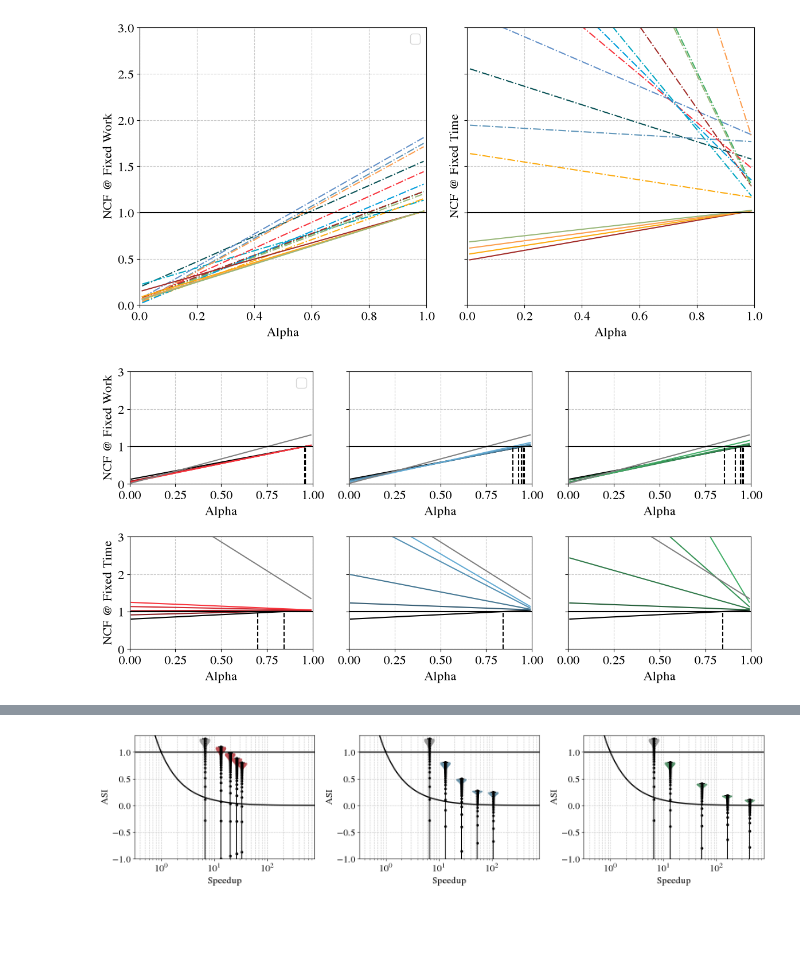
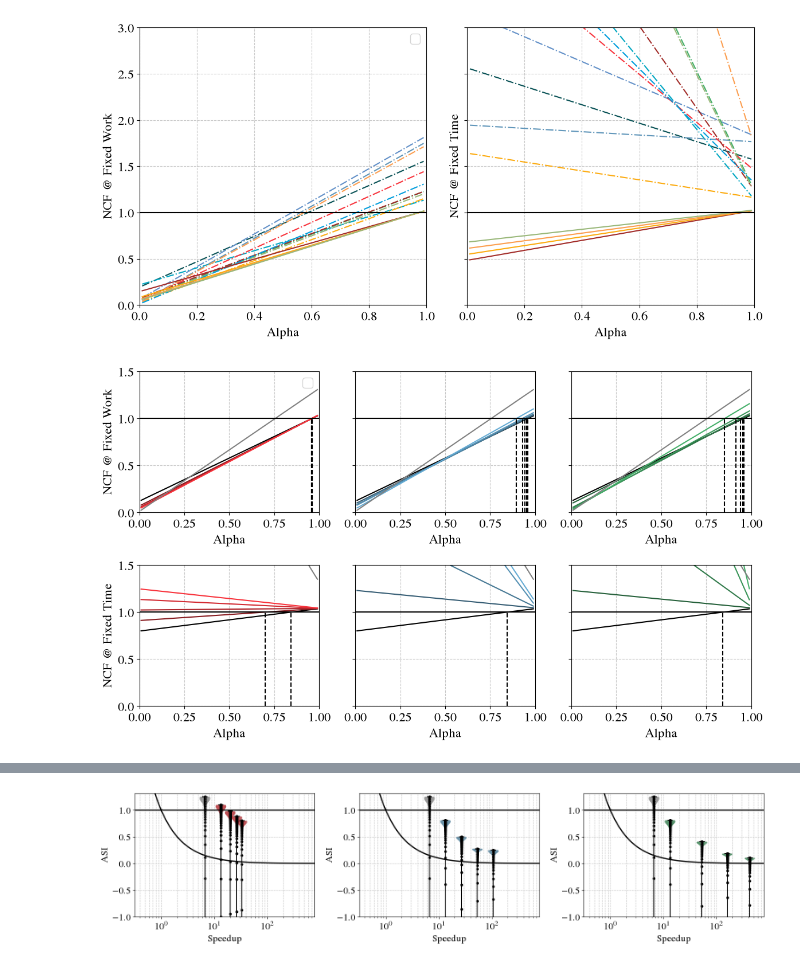
Before and after one commit to PolMaistriaux/IoT_Node_Modeling, a Jupyter notebook: Test_new_applications/Notebook_ASI_Framework.ipynb, the cells around one changed output, grey strips where cells are left out. Drawn from its saved outputs; the diff is of its cells as text; code cells hidden in the pictures; blank space fills up the shorter version.

```diff
--- a/Test_new_applications/Notebook_ASI_Framework.ipynb
+++ b/Test_new_applications/Notebook_ASI_Framework.ipynb
@@ -516,7 +505,7 @@ plot_soa = 1
 plot_our = 0
 
 # Plot the operation footprint vs FFT throughput
-fig, ax = plt.subplots(2,3,figsize=(12, 6), sharey='row', squeeze=False)
+fig, ax = plt.subplots(2,3,figsize=(12, 7), sharey='row', squeeze=False)
 
 for k in range(3):
     ax[0,k].set_xlabel('ALpha')
@@ -542,33 +531,33 @@ for k in range(3):
 
         if plot_soa:
             if soa_only_last_one :
                 p = ax[0,k].plot(alpha_studied,   soa_ncf_res[:,a,-1,0],   color = 'gray', linestyle ='-')
                 p = ax[1,k].plot(alpha_studied,   soa_ncf_res[:,a,-1,1],   color = 'gray', linestyle ='-')
             else:
                 for i in range(soa_area_ratio.shape[0]):
                     p = ax[0,k].plot(alpha_studied,   soa_ncf_res[:,a,i,0],   color = listColor[i] , linestyle ='-.')
                     p = ax[1,k].plot(alpha_studied,   soa_ncf_res[:,a,i,1],   color = listColor[i] , linestyle ='-.')
 
         if plot_our:
             for i in range(our_area_ratio.shape[0]):
                 p = ax[0,k].plot(alpha_studied,   our_ncf_res[:,a,i,0],   color = listColor[i+6] , linestyle ='--')
                 p = ax[1,k].plot(alpha_studied,   our_ncf_res[:,a,i,1],   color = listColor[i+6] , linestyle ='--')
 
     ax[0,k].hlines(y=1,xmin = 0, xmax=1, color= "black")
     ax[1,k].hlines(y=1,xmin = 0, xmax=1, color= "black")
-    ax[0,k].set_ylim([0,3])
-    ax[1,k].set_ylim([0,3])
+    ax[0,k].set_ylim([0,1.5])
+    ax[1,k].set_ylim([0,1.5])
     ax[0,k].set_xlim([0,1])
     ax[1,k].set_xlim([0,1])
     ax[0,k].set_xlabel("Alpha")
     ax[1,k].set_xlabel("Alpha")
 
 ax[0,0].set_ylabel("NCF @ Fixed Work")
 ax[1,0].set_ylabel("NCF @ Fixed Time")
 ax[0,0].legend()
 
 # Add legend
 fig.tight_layout()
 plt.show()
 # %% [output]
-[figure, old version]
+[figure, new version]
```
Also changed, not shown: parts of 7 cells of this notebook.
